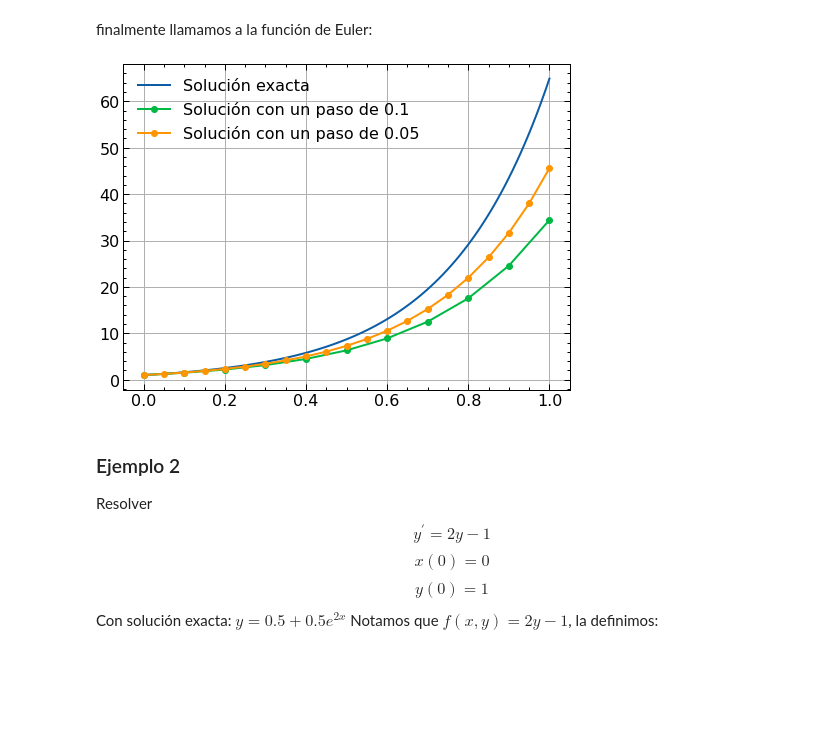
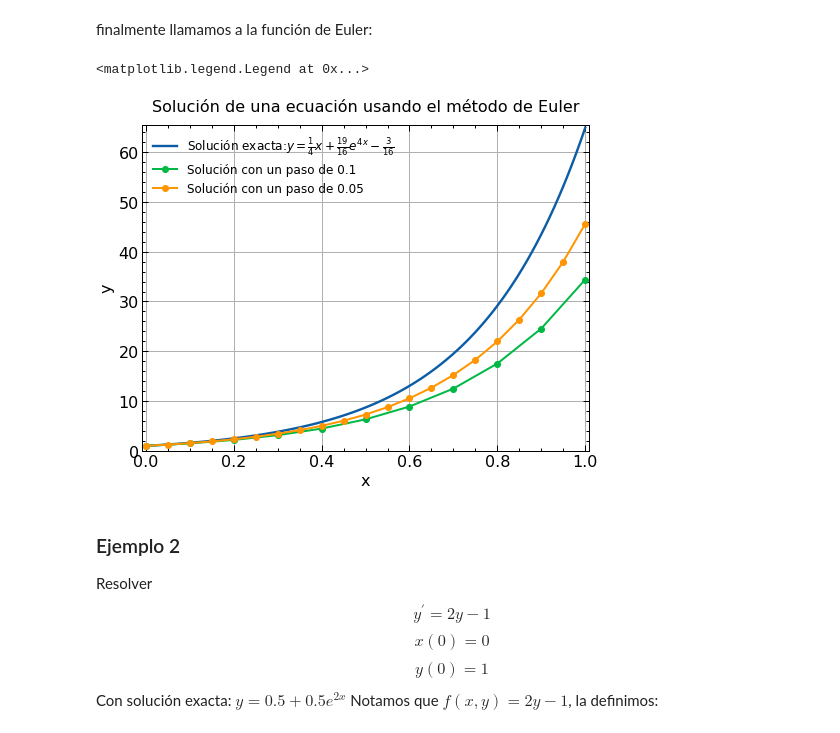
Before and after one commit to JherMik7/euler_Y_Euler_Mejorado, a Jupyter notebook: euler_y_euler_mejorado.ipynb, the cells around one changed output. Saved outputs shown, nothing was run; the diff lists cells and outputs as text; code cells hidden in the pictures; blank space fills up the shorter version.

```diff
--- a/euler_y_euler_mejorado.ipynb
+++ b/euler_y_euler_mejorado.ipynb
@@ -42,18 +42,27 @@ finalmente llamamos a la función de Euler:
 # %%
 # Como la función de Euler retorna una lista de valores de x e y, asignamos dichas listas a las variables x e y
 x = np.linspace(0,1,100) # Creamos una lista de valores de x
 y = x*1/4-3/16+19/16*np.exp(4*x) # Calculamos la lista de valores de y
-plt.plot(x,y, label = 'Solución exacta') # Graficamos la lista de valores de x e y
+plt.title('Solución de una ecuación usando el método de Euler', fontsize = 16, pad = 14) # Agregamos el titulo, pad es para el espacio entre el titulo y la gráfica
+plt.plot(x,y, linewidth = 2.4) # Graficamos la lista de valores de x e y
 x1, y1 = euler(funcion1, 0, 1, 0.1, 1)
 # Graficamos los valores de x e y
-plt.plot(x1, y1, 'o-', label = 'Solución con un paso de 0.1')
+plt.plot(x1, y1, 'o-')
 # Para un paso de 0.05 se obtiene:
 x2, y2 = euler(funcion1, 0, 1, 0.05, 1)
-plt.plot(x2, y2, 'o-', label = 'Solución con un paso de 0.05')
-plt.legend()
-plt.grid()
+plt.plot(x2, y2, 'o-')
+# list para la leyenda de las graficas
+leyenda = [r'Solución exacta:$y = \frac{1}{4}x+\frac{19}{16}e^{4x}-\frac{3}{16}$', 'Solución con un paso de 0.1', 'Solución con un paso de 0.05']
+plt.axis([-0.008, 1.008, -0.01, 65.5]) # Establecemos los ejes de la gráfica
+plt.xlabel('x') # Agregamos el nombre de x
+plt.ylabel('y') # Agregamos el nombre de y
+plt.grid(True) # Agregamos la grilla
+plt.legend(leyenda, fontsize = 12) # Agregamos la leyenda
+# Para guardar la gráfica
+#plt.savefig('euler_y_euler_mejorado.eps') # Guardamos la gráfica
 # %% [output]
+<matplotlib.legend.Legend at 0x...>
-[figure, old version]
+[figure, new version]
 # %% [markdown]
 ### Ejemplo 2
 Resolver $$y^{\prime} =2y-1$$
```
